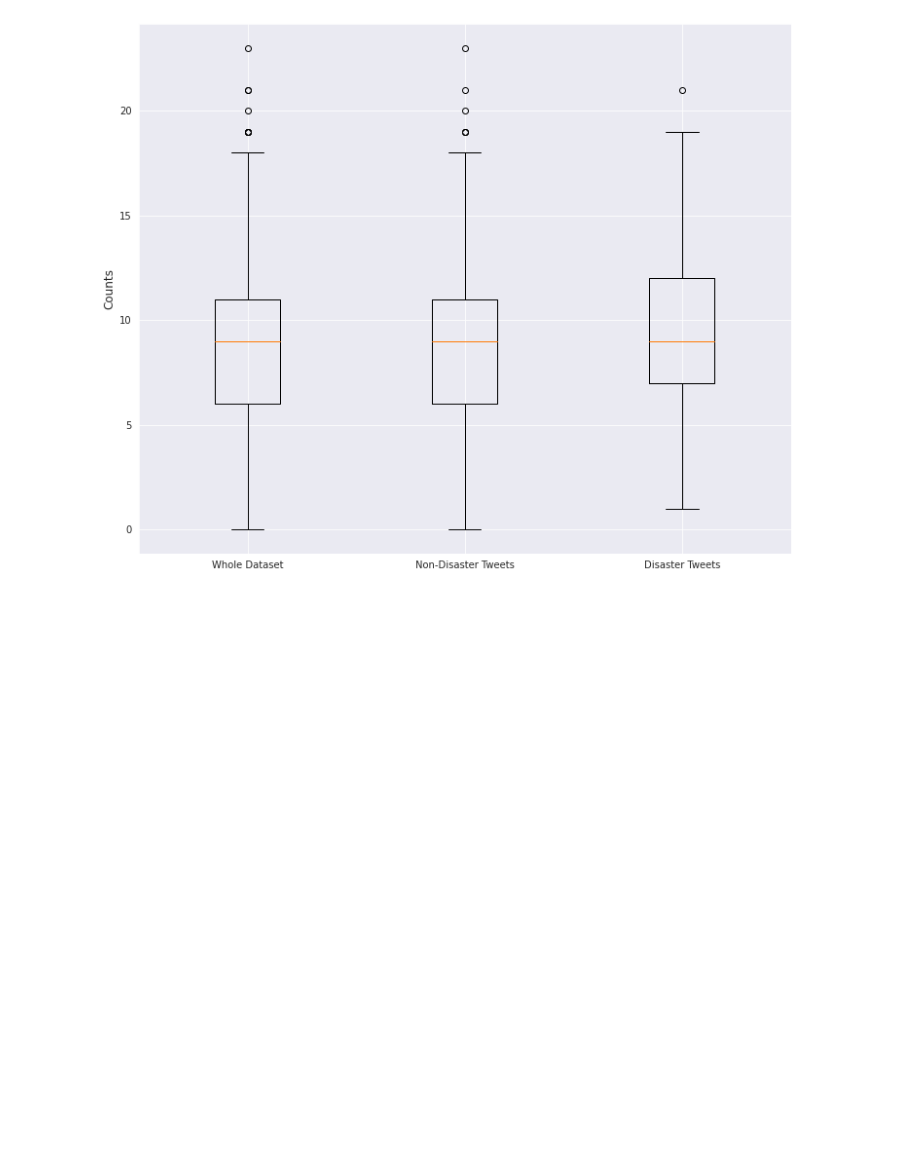
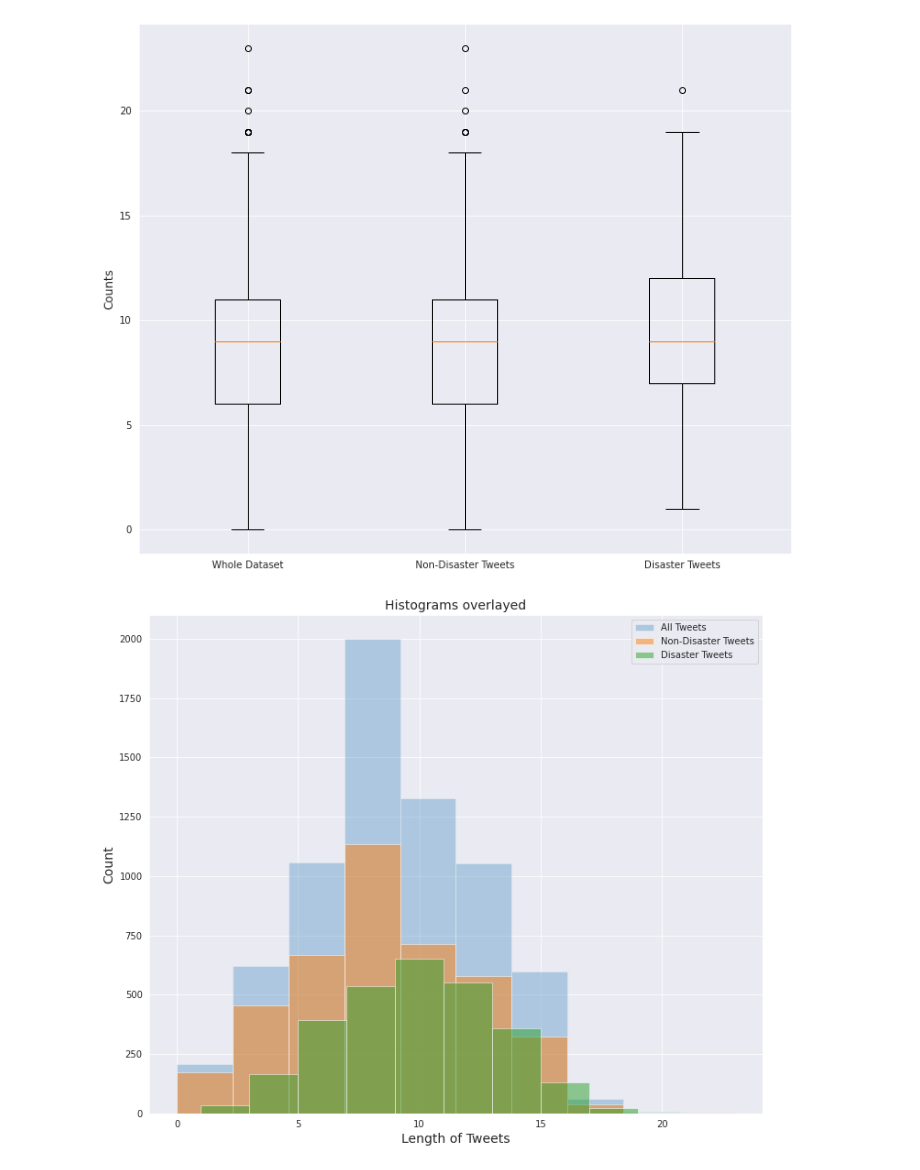
Before and after one commit to axiom9/WebScraping_and_NLP, a Jupyter notebook: NLP_Tasks.ipynb, the cells around one changed output. Drawn from its saved outputs; the diff is of its cells as text; code cells hidden in the pictures; blank space fills up the shorter version.

```diff
--- a/NLP_Tasks.ipynb
+++ b/NLP_Tasks.ipynb
@@ -171,8 +167,8 @@ lemmatizer = WordNetLemmatizer()
 # %%
 def clean_data(df):
     """Function that cleans the data by dropping unwanted columns, duplicates, rows w/ missing tweets. Additionally,
-    it removes punctuation, expands contractions, removes stop-words, and performs lemmatization and tokenization
-    using NLTK Wordnet Lemmatizer and NLTK 'word_tokenize' module for tokenization."""
+    it removes punctuation, expands contractions, removes stop-words, and performs lemmatization
+    using NLTK Wordnet Lemmatizer."""
 
     # Dictionary to expand contractions (will be used later)
     contractions_dict = {"ain't": "are not","'s":" is","aren't": "are not",
@@ -268,15 +264,20 @@ def clean_data(df):
     # Function to remove any extra unwanted spaces
     df.text = df.text.apply(lambda x: re.sub(' +', ' ', x))
 
+    # Output the cleaned up dataframe
+    return df
+
+def tokenize_data(df):
+    """ Performs tokenization on the sentences in the data """
+
     # Finally, let's perform tokenization using NLTK's module 'word_tokenize'
     df.text = df.text.apply(lambda x: nltk.word_tokenize(x))
 
-    # Output the cleaned up dataframe
     return df
 # %%
 df2 = df.copy()
 df2 = clean_data(df2)
-
+df2 = tokenize_data(df2)
 df2
 # %% [output]
 |  | text | target |
@@ -506,0 +507,25 @@ gen_boxplots(df2, df_happy, df_sad)
+# %%
+def gen_histplots(df1, df2, df3):
+    """ This function generates a histogram & boxplot of the lengths of each tweet for the given dataframe"""
+
+    def get_lens(text):
+        """ This function returns the length of any inputted text """
+        return len(text)
+
+    lst1 = df1.text.apply(lambda x: get_lens(x)).tolist()
+    lst2 = df2.text.apply(lambda x: get_lens(x)).tolist()
+    lst3 = df3.text.apply(lambda x: get_lens(x)).tolist()
+
+    # Repeat process with histplots then begin model development
+    plt.figure(figsize=(12,10))
+    plt.hist(lst1, bins=10, alpha=.3, label="All Tweets")
+    plt.hist(lst2, bins=10, alpha=0.5, label="Non-Disaster Tweets")
+    plt.hist(lst3, bins=10, alpha=0.5, label="Disaster Tweets")
+    plt.xlabel("Length of Tweets", size=14)
+    plt.ylabel("Count", size=14)
+    plt.title("Histograms overlayed", fontsize = 14)
+    plt.legend(loc='upper right')
+# %%
+gen_histplots(df2, df_happy, df_sad)
+# %% [output]
+[figure, added]
```
Also changed, not shown: parts of 15 cells of this notebook.
